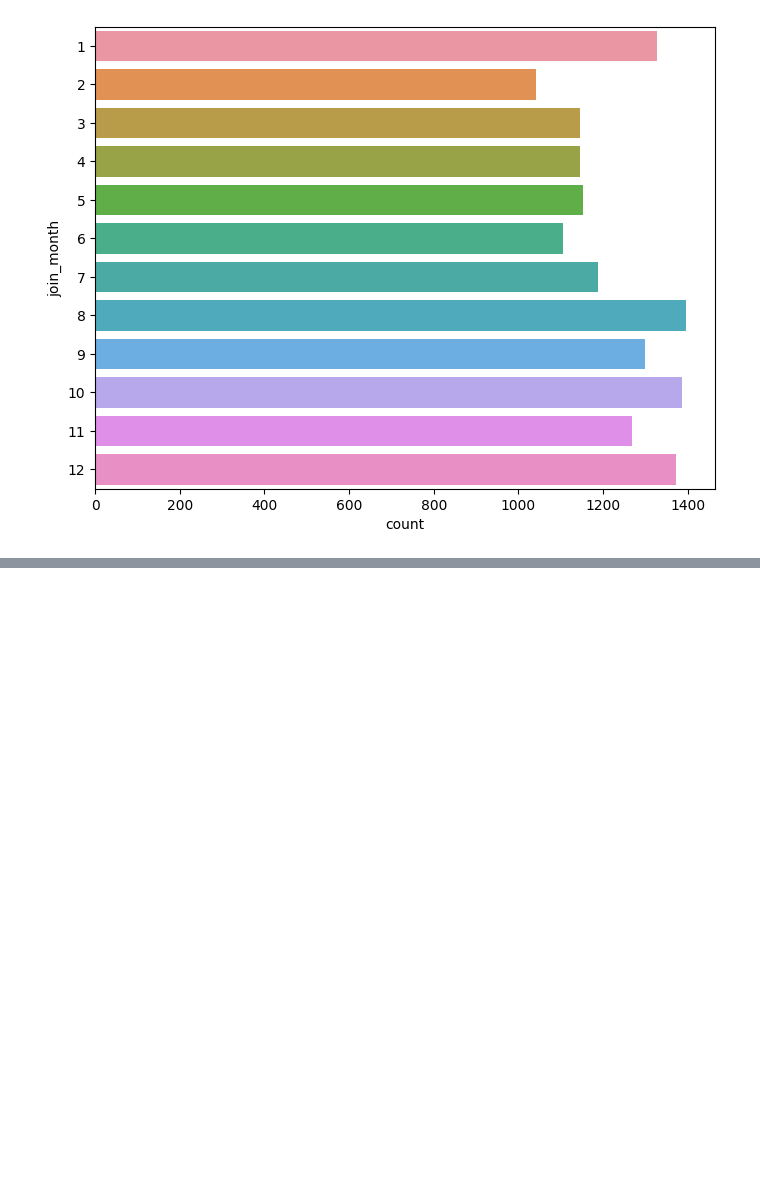
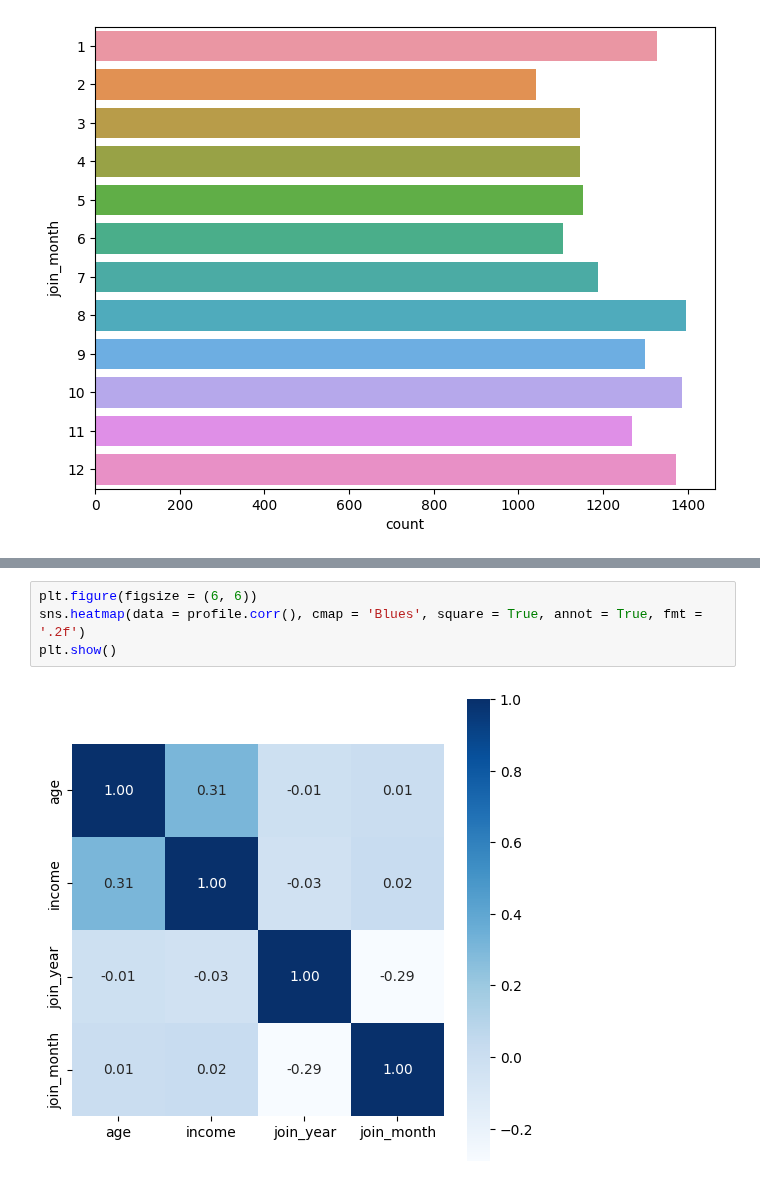
Before and after one commit to WooHyun94/TIL, a Jupyter notebook: Python/220930.ipynb, the cells around one changed output, grey strips where cells are left out. Saved outputs shown, nothing was run; the diff lists cells and outputs as text; blank space fills up the shorter version.

```diff
--- a/Python/220930.ipynb
+++ b/Python/220930.ipynb
@@ -228,0 +244,6 @@ plt.show()
+# %%
+plt.figure(figsize = (6, 6))
+sns.heatmap(data = profile.corr(), cmap = 'Blues', square = True, annot = True, fmt = '.2f')
+plt.show()
+# %% [output]
+[figure, added]
```
Also changed, not shown: parts of 7 cells of this notebook.
